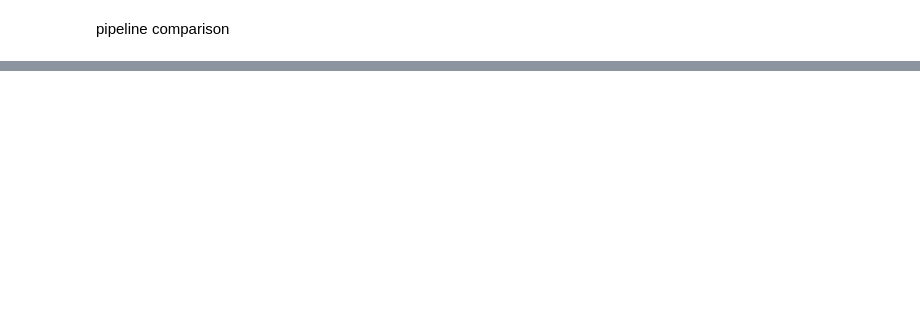
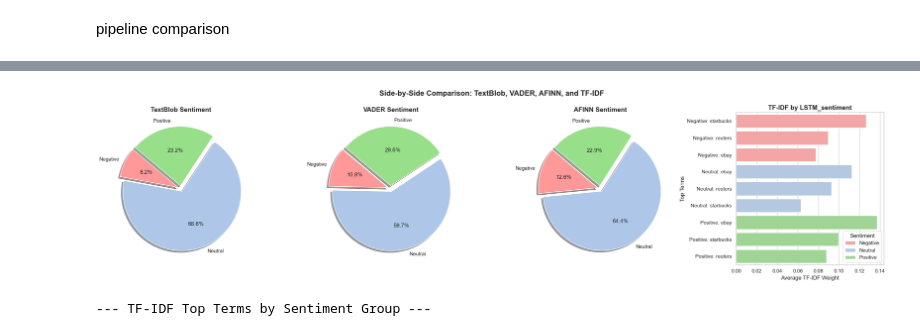
Before and after one commit to hafyze/scm, a Jupyter notebook: Old_Assignment.ipynb, the cells around one changed output, grey strips where cells are left out. Cells and saved outputs as stored; diff of their text form; code cells hidden in the pictures; blank space fills up the shorter version.

```diff
--- a/Old_Assignment.ipynb
+++ b/Old_Assignment.ipynb
@@ -617,13 +539,13 @@ df['pos_tags'] = df['lemmatized_words'].apply(nltk.pos_tag)
 # %% [markdown]
 Named Entity Recognition (NER)
 # %%
-nltk.download('maxent_ne_chunker_tab')
-nltk.download('words')
+# nltk.download('maxent_ne_chunker_tab')
+# nltk.download('words')
 
-def apply_ner(tagged_tokens):
-  return nltk.ne_chunk(tagged_tokens)
+# def apply_ner(tagged_tokens):
+#   return nltk.ne_chunk(tagged_tokens)
 
-df['ner'] = df['pos_tags'].apply(apply_ner)
+# df['ner'] = df['pos_tags'].apply(apply_ner)
 # %% [output]
 [nltk_data] Downloading package maxent_ne_chunker_tab to
 [nltk_data]     C:\Users\hafiz\AppData\Roaming\nltk_data...
@@ -673,0 +736,70 @@ print(df['lemmatized_words'].iloc[row_to_inspect])
+# %%
+sns.set_theme(style='whitegrid')
+pie_palette = ['#ff9999', '#aec7e8', '#98df8a']
+fig, axes = plt.subplots(1, 4, figsize=(24, 6))
+
+method_columns = [
+    ('TextBlob', 'textblob_sentiment'),
+    ('VADER', 'vader_sentiment'),
+    ('AFINN', 'afinn_sentiment'),
+]
+
+for ax, (method_name, column_name) in zip(axes[:3], method_columns):
+    counts = df[column_name].value_counts().reindex(sentiment_order).fillna(0)
+    ax.pie(
+        counts,
+        labels=counts.index,
+        autopct='%1.1f%%',
+        startangle=140,
+        colors=pie_palette,
+        explode=(0.05, 0.05, 0.05),
+        shadow=True,
+    )
+    ax.set_title(f'{method_name} Sentiment', fontsize=14, fontweight='bold')
+
+tfidf_plot_rows = []
+for sentiment in sentiment_order:
+    top_terms = tfidf_top_terms[sentiment].head(3)
+    for term, score in top_terms.items():
+        tfidf_plot_rows.append({
+            'label': f'{sentiment}: {term}',
+            'score': score,
+            'sentiment': sentiment,
+        })
+
+tfidf_plot_df = pd.DataFrame(tfidf_plot_rows)
+sentiment_colors = {'Negative': '#ff9999', 'Neutral': '#aec7e8', 'Positive': '#98df8a'}
+
+if not tfidf_plot_df.empty:
+    sns.barplot(
+        data=tfidf_plot_df,
+        x='score',
+        y='label',
+        hue='sentiment',
+        dodge=False,
+        palette=sentiment_colors,
+        ax=axes[3],
+    )
+    axes[3].set_title(f'TF-IDF by {tfidf_group_column}', fontsize=14, fontweight='bold')
+    axes[3].set_xlabel('Average TF-IDF Weight')
+    axes[3].set_ylabel('Top Terms')
+    axes[3].legend(title='Sentiment', loc='lower right')
+else:
+    axes[3].set_title(f'TF-IDF by {tfidf_group_column}', fontsize=14, fontweight='bold')
+    axes[3].text(0.5, 0.5, 'No TF-IDF data', ha='center', va='center')
+    axes[3].axis('off')
+
+plt.suptitle('Side-by-Side Comparison: TextBlob, VADER, AFINN, and TF-IDF', fontsize=16, fontweight='bold')
+plt.tight_layout()
+plt.show()
+
+tfidf_summary_table = pd.concat({
+    sentiment: pd.Series([f"{term} ({score:.3f})" for term, score in tfidf_top_terms[sentiment].items()])
+    for sentiment in ['Negative', 'Neutral', 'Positive']
+}, axis=1)
+
+print('--- TF-IDF Top Terms by Sentiment Group ---')
+display(tfidf_summary_table)
+# %% [output]
+[figure, added]
+--- TF-IDF Top Terms by Sentiment Group ---
```
Also changed, not shown: parts of 22 cells of this notebook, 1 other file.
